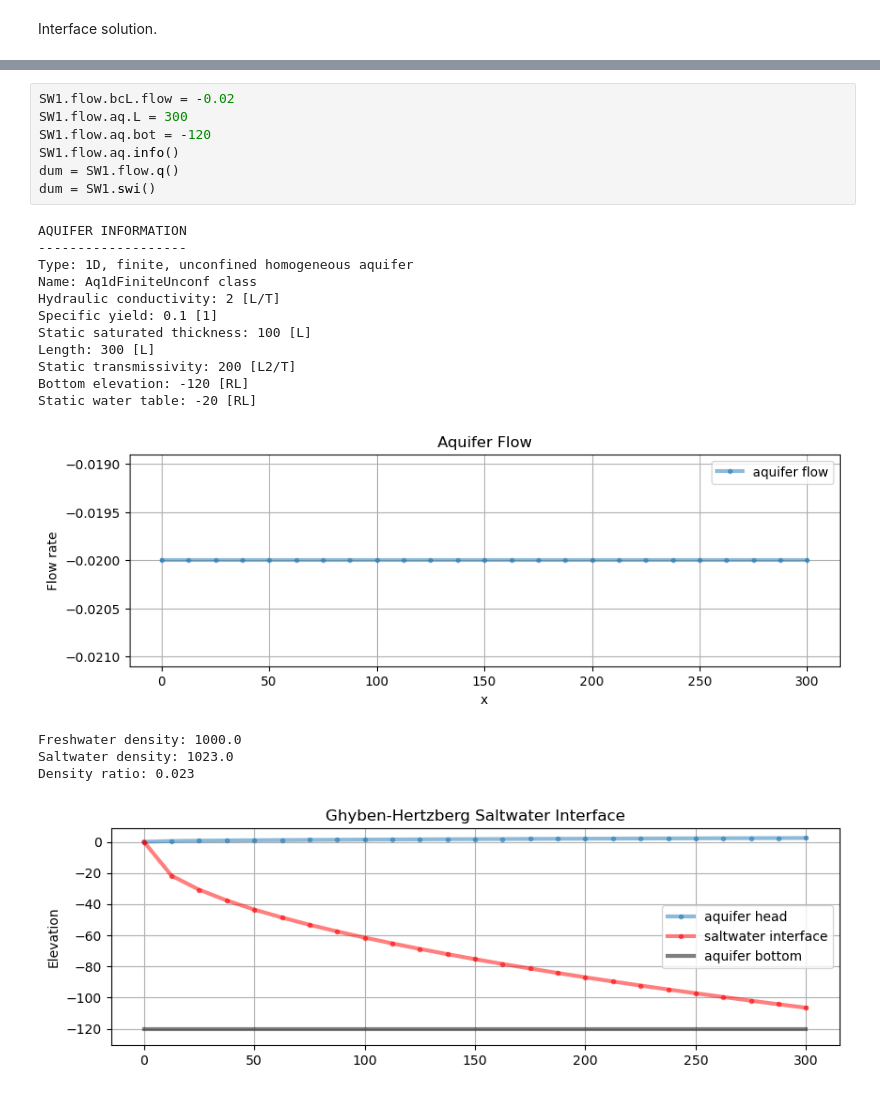
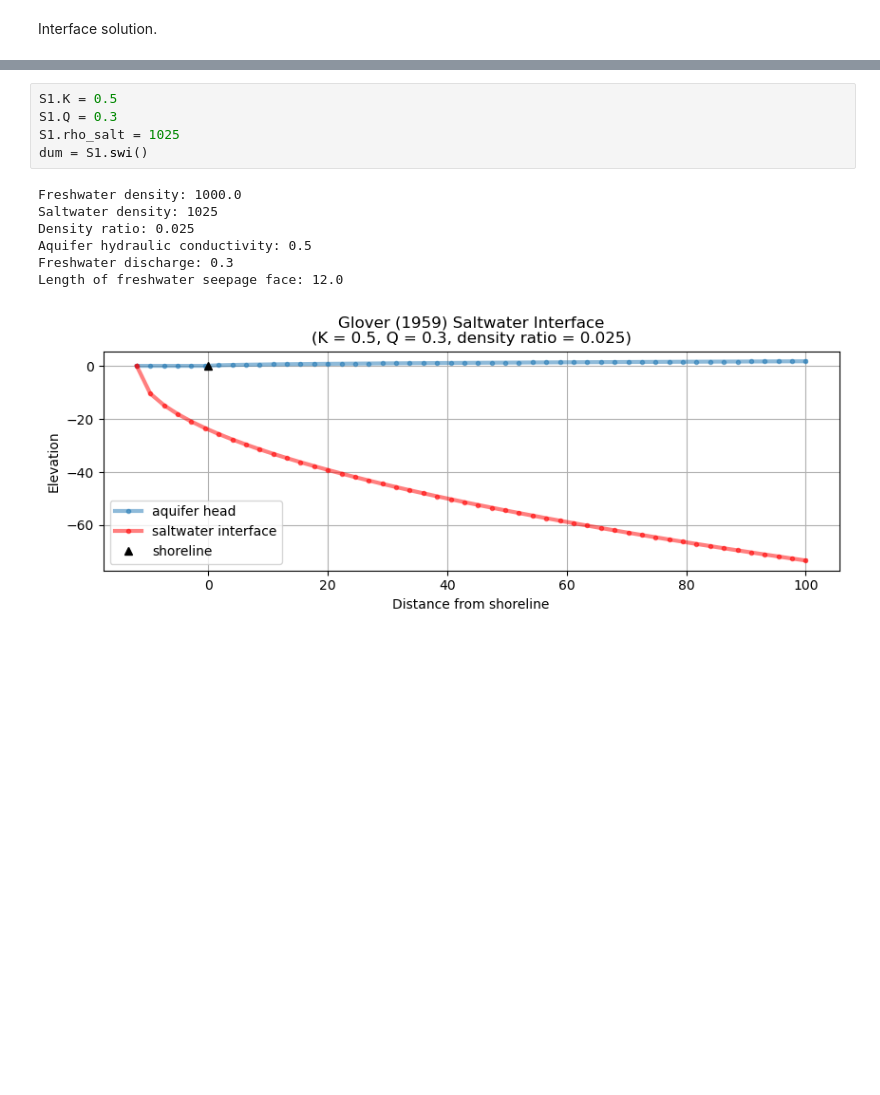
Before and after one commit to Moofbytes/pygaf_notebooks, a Jupyter notebook: pygaf_swi.ipynb, the cells around one changed output, grey strips where cells are left out. Cells and saved outputs as stored; diff of their text form; blank space fills up the shorter version.

```diff
--- a/pygaf_swi.ipynb
+++ b/pygaf_swi.ipynb
@@ -91,24 +64,13 @@ Change aquifer through flow, aquifer length and aquifer bottom elevation.
-# %%
-SW1.flow.bcL.flow = -0.02
-SW1.flow.aq.L = 300
-SW1.flow.aq.bot = -120
-SW1.flow.aq.info()
-dum = SW1.flow.q()
-dum = SW1.swi()
-# %% [output]
-AQUIFER INFORMATION
--------------------
-Type: 1D, finite, unconfined homogeneous aquifer
-Name: Aq1dFiniteUnconf class
-Hydraulic conductivity: 2 [L/T]
-Specific yield: 0.1 [1]
-Static saturated thickness: 100 [L]
-Length: 300 [L]
-Static transmissivity: 200 [L2/T]
-Bottom elevation: -120 [RL]
-Static water table: -20 [RL]
-[figure, removed]
-Freshwater density: 1000.0
-Saltwater density: 1023.0
-Density ratio: 0.023
-[figure, removed]
+# %%
+S1.K = 0.5
+S1.Q = 0.3
+S1.rho_salt = 1025
+dum = S1.swi()
+# %% [output]
+Freshwater density: 1000.0
+Saltwater density: 1025
+Density ratio: 0.025
+Aquifer hydraulic conductivity: 0.5
+Freshwater discharge: 0.3
+Length of freshwater seepage face: 12.0
+[figure, added]
```
Also changed, not shown: parts of 13 cells of this notebook.
